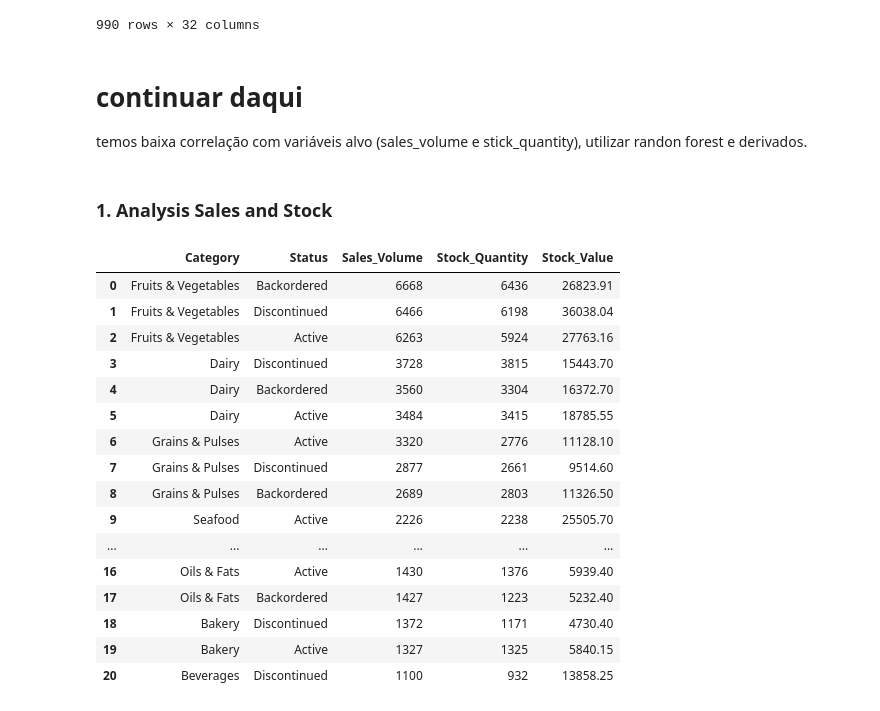
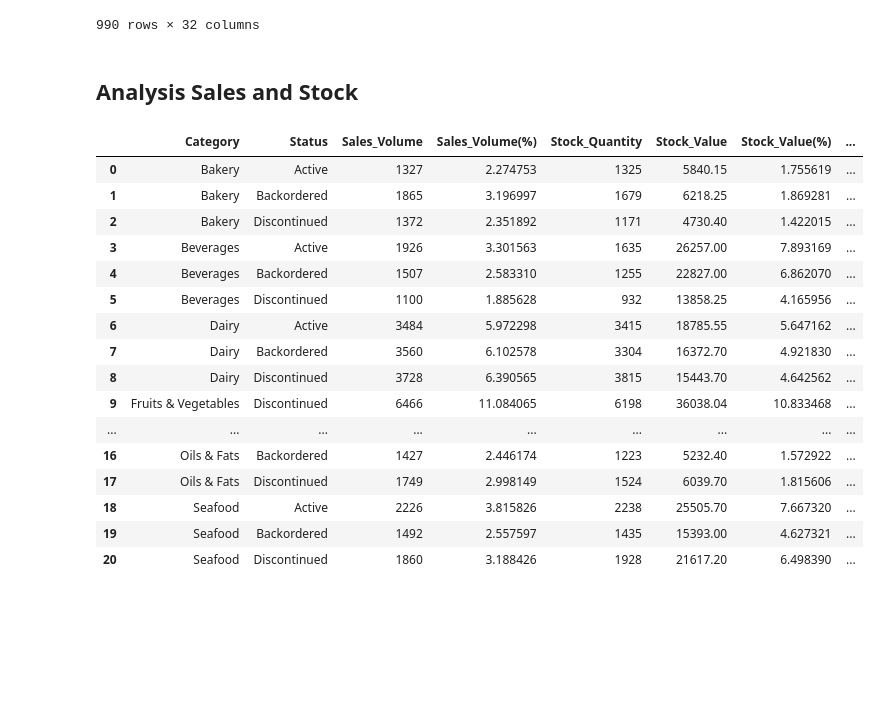
Before and after one commit to rbalbinotti/smart-supply-chain-ai, a Jupyter notebook: notebooks/01-mod_demand_inventory.ipynb, the cells around one changed output. Drawn from its saved outputs; the diff is of its cells as text; code cells hidden in the pictures; blank space fills up the shorter version.

Commit message:
feat:start data analysis

```diff
--- a/notebooks/01-mod_demand_inventory.ipynb
+++ b/notebooks/01-mod_demand_inventory.ipynb
@@ -448,10 +451,10 @@ df['Stock_Value(%)'] = (df['Stock_Value'] / (df['Stock_Value'].sum())) * 100
 df['Reorder_Value(%)'] =  (df['Reorder_Value'] / (df['Reorder_Value'].sum())) * 100
 
 # Lead Time in days
-df['LeadTime(days)'] = (df['Date_Received'] - df['Last_Order_Date']).dt.days
+df['LeadTime_days'] = (df['Date_Received'] - df['Last_Order_Date']).dt.days
 # %%
 # Status_Order
-df['Purchase_Order'] = np.where(df['LeadTime(days)'] < 0, 'Active', 'Inactive')
+df['Purchase_Order'] = np.where(df['LeadTime_days'] < 0, 'Active', 'Inactive')
 # %% [markdown]
 For a more direct and clear view of the number of days left before the product expires from the date of receipt.
 How many days can we keep the product in stock?
@@ -555,8 +558,5 @@ fig.update_layout(
 )
 
 fig.show()
-# %% [markdown]
-# continuar daqui
-temos baixa correlação com variáveis alvo (sales_volume e stick_quantity), utilizar randon forest e derivados.
 # %% [markdown]
-### 1. Analysis Sales and Stock
+## Analysis Sales and Stock
@@ -567,23 +563,24 @@ temos baixa correlação com variáveis alvo (sales_volume e stick_quantity), ut
 # %%
-df_sale_category = df.groupby(by=['Category', 'Status'], as_index=False)[['Sales_Volume', 'Stock_Quantity', 'Stock_Value']].sum().sort_values(by='Sales_Volume', ascending=False).reset_index(drop=True)
+# Table category grouped View
+df_sale_category = df.groupby(by=['Category', 'Status'], as_index=False)[['Sales_Volume', 'Sales_Volume(%)', 'Stock_Quantity', 'Stock_Value', 'Stock_Value(%)', 'Reorder_Value']].sum().sort_values(by=['Category'], ascending=True).reset_index(drop=True)
 df_sale_category
 # %% [output]
-|  | Category | Status | Sales_Volume | Stock_Quantity | Stock_Value |
-| 0 | Fruits & Vegetables | Backordered | 6668 | 6436 | 26823.91 |
-| 1 | Fruits & Vegetables | Discontinued | 6466 | 6198 | 36038.04 |
-| 2 | Fruits & Vegetables | Active | 6263 | 5924 | 27763.16 |
-| 3 | Dairy | Discontinued | 3728 | 3815 | 15443.70 |
-| 4 | Dairy | Backordered | 3560 | 3304 | 16372.70 |
-| 5 | Dairy | Active | 3484 | 3415 | 18785.55 |
-| 6 | Grains & Pulses | Active | 3320 | 2776 | 11128.10 |
-| 7 | Grains & Pulses | Discontinued | 2877 | 2661 | 9514.60 |
-| 8 | Grains & Pulses | Backordered | 2689 | 2803 | 11326.50 |
-| 9 | Seafood | Active | 2226 | 2238 | 25505.70 |
-| ... | ... | ... | ... | ... | ... |
-| 16 | Oils & Fats | Active | 1430 | 1376 | 5939.40 |
-| 17 | Oils & Fats | Backordered | 1427 | 1223 | 5232.40 |
-| 18 | Bakery | Discontinued | 1372 | 1171 | 4730.40 |
-| 19 | Bakery | Active | 1327 | 1325 | 5840.15 |
-| 20 | Beverages | Discontinued | 1100 | 932 | 13858.25 |
+|  | Category | Status | Sales_Volume | Sales_Volume(%) | Stock_Quantity | Stock_Value | Stock_Value(%) | ... |
+| 0 | Bakery | Active | 1327 | 2.274753 | 1325 | 5840.15 | 1.755619 | ... |
+| 1 | Bakery | Backordered | 1865 | 3.196997 | 1679 | 6218.25 | 1.869281 | ... |
+| 2 | Bakery | Discontinued | 1372 | 2.351892 | 1171 | 4730.40 | 1.422015 | ... |
+| 3 | Beverages | Active | 1926 | 3.301563 | 1635 | 26257.00 | 7.893169 | ... |
+| 4 | Beverages | Backordered | 1507 | 2.583310 | 1255 | 22827.00 | 6.862070 | ... |
+| 5 | Beverages | Discontinued | 1100 | 1.885628 | 932 | 13858.25 | 4.165956 | ... |
+| 6 | Dairy | Active | 3484 | 5.972298 | 3415 | 18785.55 | 5.647162 | ... |
+| 7 | Dairy | Backordered | 3560 | 6.102578 | 3304 | 16372.70 | 4.921830 | ... |
+| 8 | Dairy | Discontinued | 3728 | 6.390565 | 3815 | 15443.70 | 4.642562 | ... |
+| 9 | Fruits & Vegetables | Discontinued | 6466 | 11.084065 | 6198 | 36038.04 | 10.833468 | ... |
+| ... | ... | ... | ... | ... | ... | ... | ... | ... |
+| 16 | Oils & Fats | Backordered | 1427 | 2.446174 | 1223 | 5232.40 | 1.572922 | ... |
+| 17 | Oils & Fats | Discontinued | 1749 | 2.998149 | 1524 | 6039.70 | 1.815606 | ... |
+| 18 | Seafood | Active | 2226 | 3.815826 | 2238 | 25505.70 | 7.667320 | ... |
+| 19 | Seafood | Backordered | 1492 | 2.557597 | 1435 | 15393.00 | 4.627321 | ... |
+| 20 | Seafood | Discontinued | 1860 | 3.188426 | 1928 | 21617.20 | 6.498390 | ... |
 # %%
 # Sales for category and status
```
Also changed, not shown: parts of 30 cells of this notebook.
